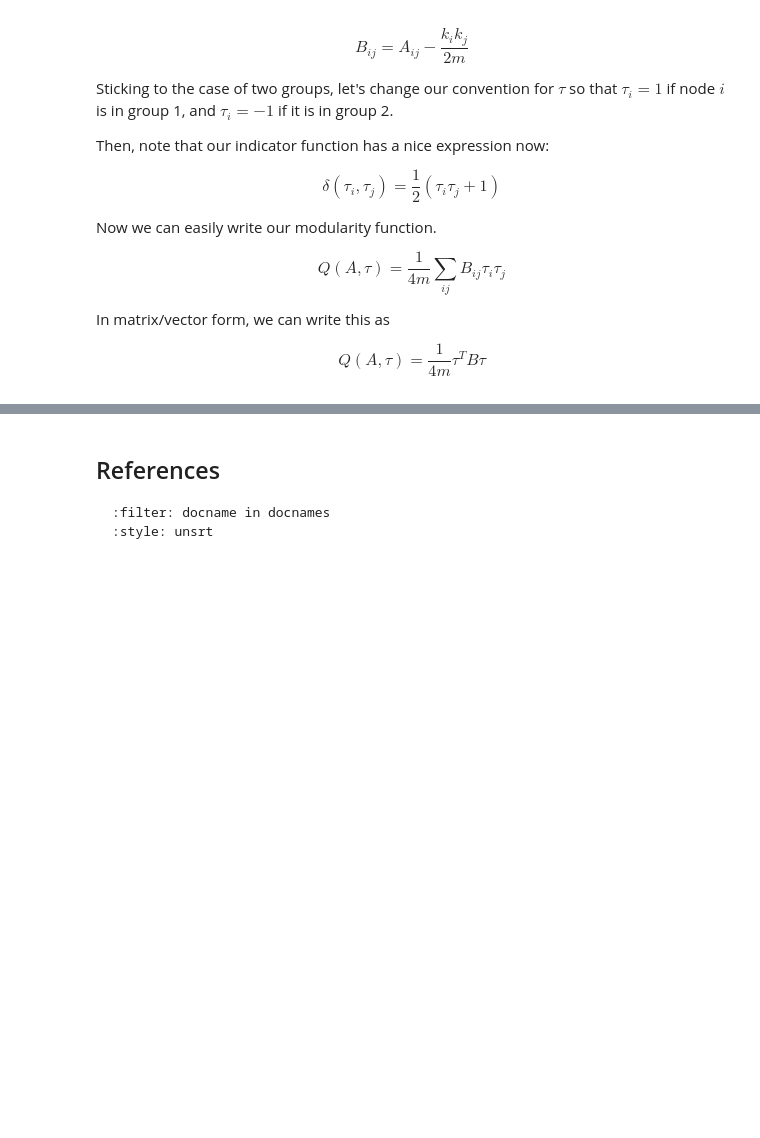
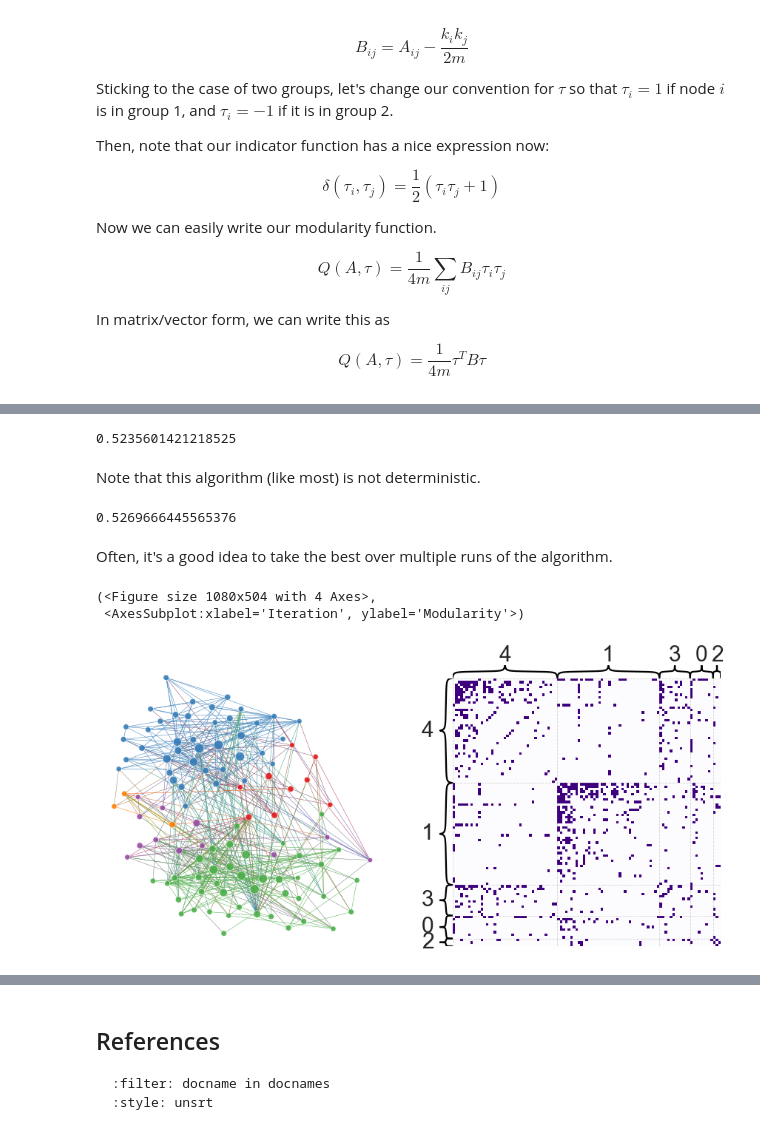
Before and after one commit to bdpedigo/networks-course, a Jupyter notebook: docs/community_detection.ipynb, the cells around one changed output, grey strips where cells are left out. Saved outputs shown, nothing was run; the diff lists cells and outputs as text; code cells hidden in the pictures; blank space fills up the shorter version.

```diff
--- a/docs/community_detection.ipynb
+++ b/docs/community_detection.ipynb
@@ -374,0 +506,27 @@ heatmap(
+# %%
+# this is necessary just because this modularity implementation assumes a weighted graph
+nx.set_edge_attributes(g, 1, 'weight')
+
+modularity(g, leiden_partition_map)
+# %% [output]
+0.5235601421218525
+# %% [markdown]
+Note that this algorithm (like most) is not deterministic.
+# %%
+leiden_partition_map = leiden(g)
+modularity(g, leiden_partition_map)
+# %% [output]
+0.5269666445565376
+# %% [markdown]
+Often, it's a good idea to take the best over multiple runs of the algorithm.
+# %%
+leiden_partition_map = leiden(g, trials=100)
+modularity(g, leiden_partition_map)
+
+node_df['leiden_partition'] = node_df.index.map(leiden_partition_map)
+
+plot_network_partition(adj, node_df, 'leiden_partition')
+# %% [output]
+(<Figure size 1080x504 with 4 Axes>,
+ <AxesSubplot:xlabel='Iteration', ylabel='Modularity'>)
+[figure, added]
```
Also changed, not shown: parts of 40 cells of this notebook, 4 other files.
